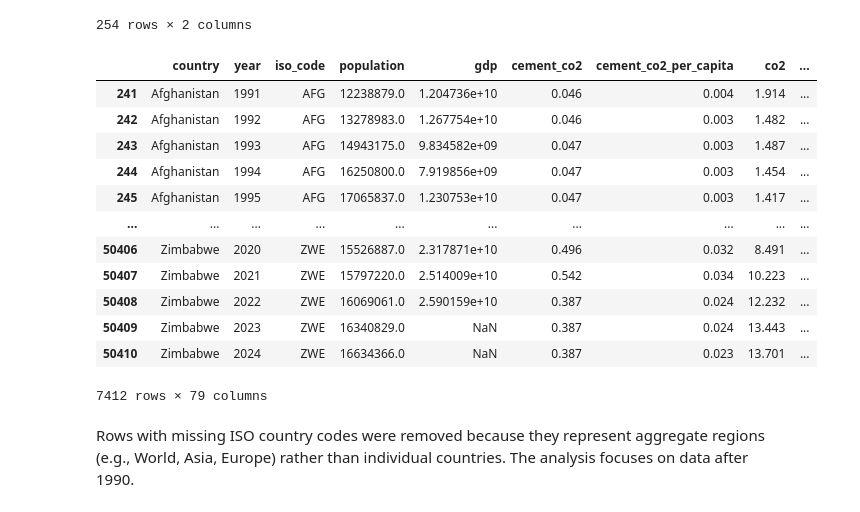
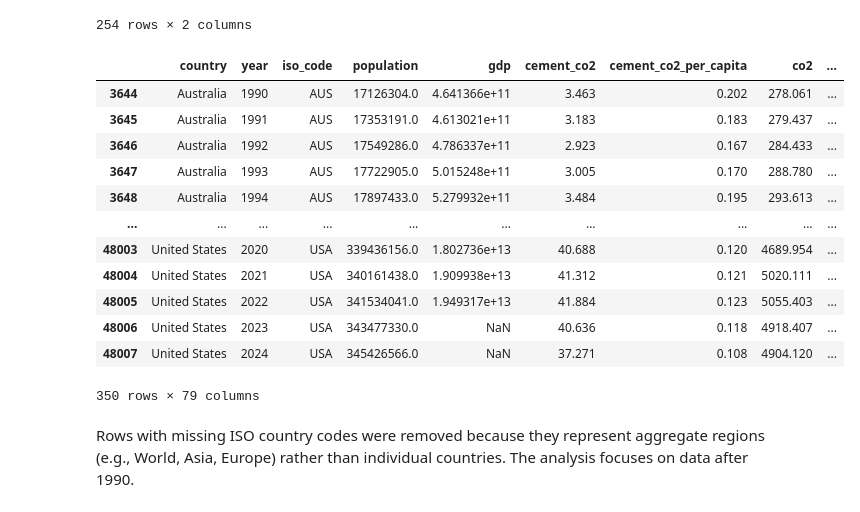
Before and after one commit to neeladrish/GHG-emission-analysis, a Jupyter notebook: WEEK1_Data_aquisition_exploration_understanding.ipynb, the cells around one changed output. Drawn from its saved outputs; the diff is of its cells as text; code cells hidden in the pictures.

```diff
--- a/WEEK1_Data_aquisition_exploration_understanding.ipynb
+++ b/WEEK1_Data_aquisition_exploration_understanding.ipynb
@@ -198,26 +198,39 @@ df[["country","iso_code"]].drop_duplicates()
 # %%
 filtered_dataset = (df.dropna(subset=["iso_code"]))
 
-filtered_dataset = (
-    filtered_dataset[
-        filtered_dataset["year"] > 1990
-    ]
-)
+project_countries = [
+    "China",
+    "United States",
+    "India",
+    "Russia",
+    "Japan",
+    "Germany",
+    "Brazil",
+    "United Kingdom",
+    "South Africa",
+    "Australia"
+]
+
+filtered_dataset = df[
+    (df["year"] >= 1990)
+    &
+    (df["country"].isin(project_countries))
+].copy()
 filtered_dataset
 # %% [output]
 |  | country | year | iso_code | population | gdp | cement_co2 | cement_co2_per_capita | co2 | ... |
-| 241 | Afghanistan | 1991 | AFG | 12238879.0 | 1.204736e+10 | 0.046 | 0.004 | 1.914 | ... |
-| 242 | Afghanistan | 1992 | AFG | 13278983.0 | 1.267754e+10 | 0.046 | 0.003 | 1.482 | ... |
-| 243 | Afghanistan | 1993 | AFG | 14943175.0 | 9.834582e+09 | 0.047 | 0.003 | 1.487 | ... |
-| 244 | Afghanistan | 1994 | AFG | 16250800.0 | 7.919856e+09 | 0.047 | 0.003 | 1.454 | ... |
-| 245 | Afghanistan | 1995 | AFG | 17065837.0 | 1.230753e+10 | 0.047 | 0.003 | 1.417 | ... |
+| 3644 | Australia | 1990 | AUS | 17126304.0 | 4.641366e+11 | 3.463 | 0.202 | 278.061 | ... |
+| 3645 | Australia | 1991 | AUS | 17353191.0 | 4.613021e+11 | 3.183 | 0.183 | 279.437 | ... |
+| 3646 | Australia | 1992 | AUS | 17549286.0 | 4.786337e+11 | 2.923 | 0.167 | 284.433 | ... |
+| 3647 | Australia | 1993 | AUS | 17722905.0 | 5.015248e+11 | 3.005 | 0.170 | 288.780 | ... |
+| 3648 | Australia | 1994 | AUS | 17897433.0 | 5.279932e+11 | 3.484 | 0.195 | 293.613 | ... |
 | ... | ... | ... | ... | ... | ... | ... | ... | ... | ... |
-| 50406 | Zimbabwe | 2020 | ZWE | 15526887.0 | 2.317871e+10 | 0.496 | 0.032 | 8.491 | ... |
-| 50407 | Zimbabwe | 2021 | ZWE | 15797220.0 | 2.514009e+10 | 0.542 | 0.034 | 10.223 | ... |
-| 50408 | Zimbabwe | 2022 | ZWE | 16069061.0 | 2.590159e+10 | 0.387 | 0.024 | 12.232 | ... |
-| 50409 | Zimbabwe | 2023 | ZWE | 16340829.0 | NaN | 0.387 | 0.024 | 13.443 | ... |
-| 50410 | Zimbabwe | 2024 | ZWE | 16634366.0 | NaN | 0.387 | 0.023 | 13.701 | ... |
+| 48003 | United States | 2020 | USA | 339436156.0 | 1.802736e+13 | 40.688 | 0.120 | 4689.954 | ... |
+| 48004 | United States | 2021 | USA | 340161438.0 | 1.909938e+13 | 41.312 | 0.121 | 5020.111 | ... |
+| 48005 | United States | 2022 | USA | 341534041.0 | 1.949317e+13 | 41.884 | 0.123 | 5055.403 | ... |
+| 48006 | United States | 2023 | USA | 343477330.0 | NaN | 40.636 | 0.118 | 4918.407 | ... |
+| 48007 | United States | 2024 | USA | 345426566.0 | NaN | 37.271 | 0.108 | 4904.120 | ... |
-7412 rows × 79 columns
+350 rows × 79 columns
 # %% [markdown]
 Rows with missing ISO country codes were removed because they represent aggregate regions (e.g., World, Asia, Europe) rather than individual countries.
 The analysis focuses on data after 1990.
```
Also changed, not shown: parts of 1 cell of this notebook, 5 other files.
